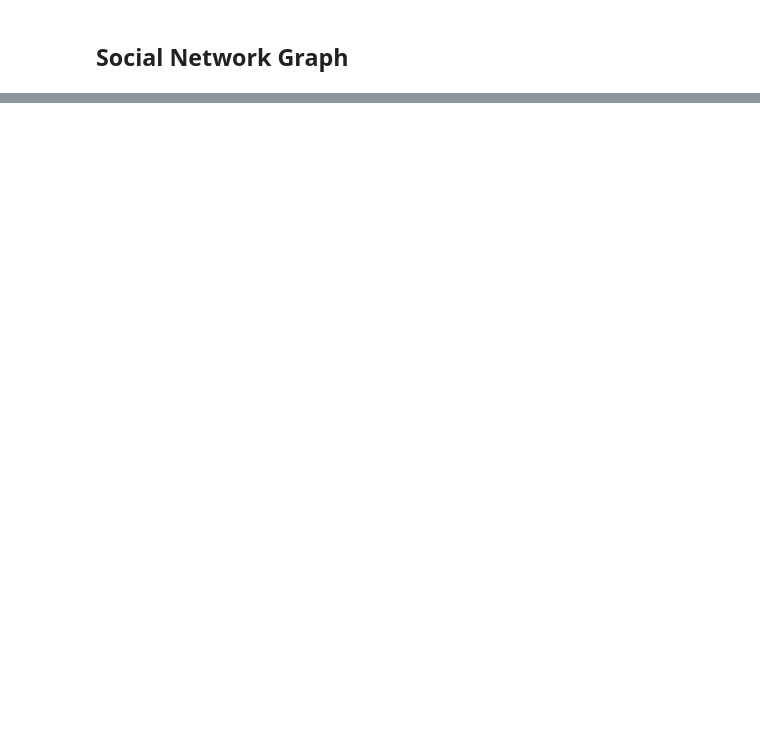
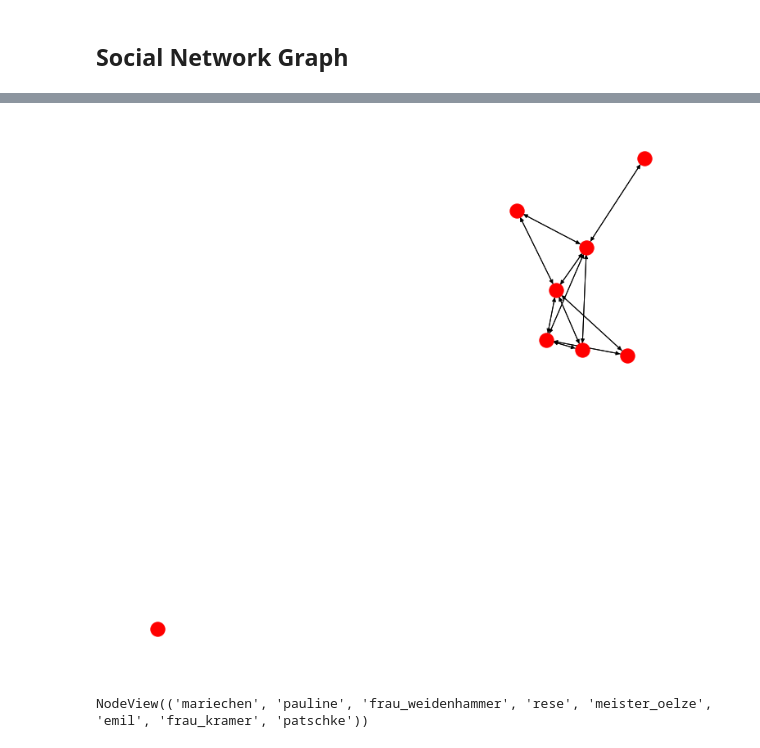
Before and after one commit to peasypi/Figurennetzwerke, a Jupyter notebook: WhereTheMagicHappens.ipynb, the cells around one changed output, grey strips where cells are left out. Cells and saved outputs as stored; diff of their text form; code cells hidden in the pictures; blank space fills up the shorter version.

```diff
--- a/WhereTheMagicHappens.ipynb
+++ b/WhereTheMagicHappens.ipynb
@@ -179,6 +218,8 @@ while i < len(sp):
                     speaker2 = re.sub(r" ", '_', speaker2.lower())
                     dict_name = "{}-{}".format(speaker2,speaker1)
                     text = sp[i+1].p.text
+                    if not text:
+                        text = sp[i+1].p.text
                     if dict_name in replik:
                         replik[dict_name][text] = 0
     i += 1
@@ -236,0 +266,7 @@ pprint(replik)
+# %%
+import spacy
+from spacy_sentiws import spaCySentiWS
+
+nlp = spacy.load('de')
+sentiws = spaCySentiWS(sentiws_path='/Users/pia/Desktop/SentiWS_v2.0/')
+nlp.add_pipe(sentiws)
@@ -361,0 +454,10 @@ malen(G)
+# %%
+fig = plt.figure(figsize=(12,12))
+ax = plt.subplot(111)
+nx.draw(G, ax=ax)
+# %% [output]
+[figure, added]
+# %%
+G.nodes
+# %% [output]
+NodeView(('mariechen', 'pauline', 'frau_weidenhammer', 'rese', 'meister_oelze', 'emil', 'frau_kramer', 'patschke'))
```
Also changed, not shown: parts of 51 cells of this notebook, 6 other files.
